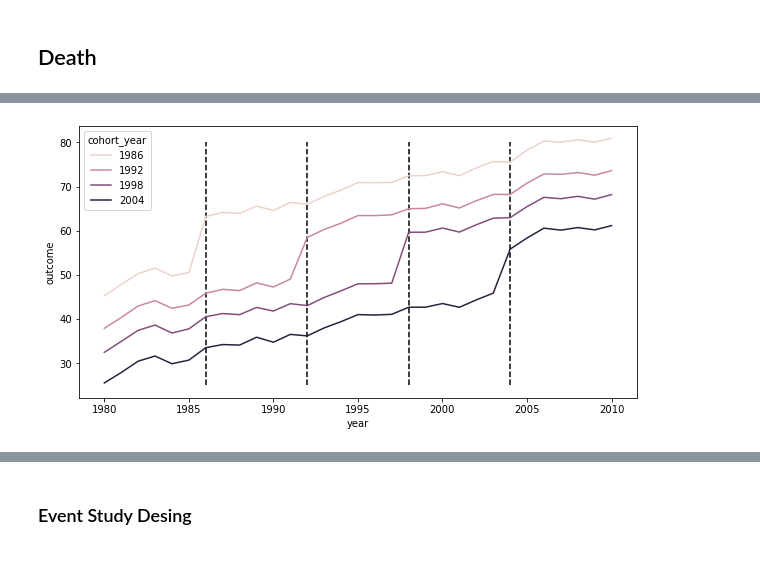
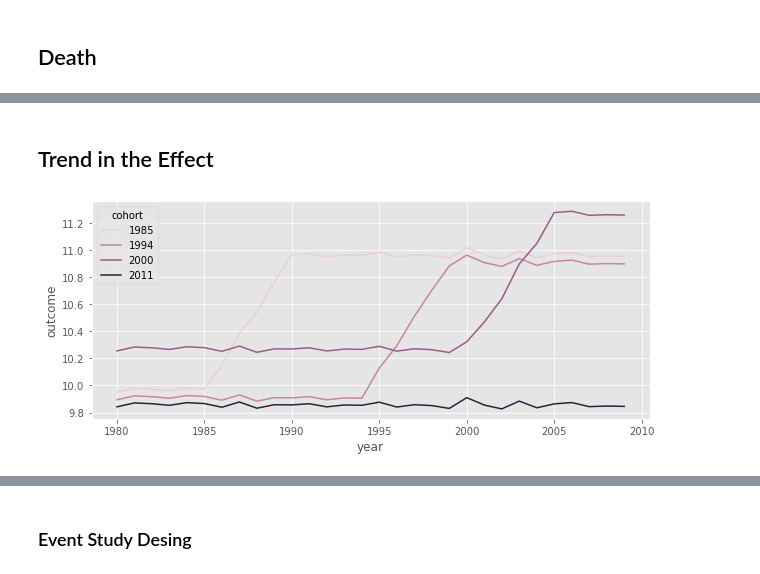
Before and after one commit to matheusfacure/python-causality-handbook, a Jupyter notebook: causal-inference-for-the-brave-and-true/Diff-in-Diff-Death-and-Rebirth.ipynb, the cells around one changed output, grey strips where cells are left out. Drawn from its saved outputs; the diff is of its cells as text; code cells hidden in the pictures.

```diff
--- a/causal-inference-for-the-brave-and-true/Diff-in-Diff-Death-and-Rebirth.ipynb
+++ b/causal-inference-for-the-brave-and-true/Diff-in-Diff-Death-and-Rebirth.ipynb
@@ -183,11 +89,38 @@ data.head()
+# %% [markdown]
+## Trend in the Effect
+# %%
+time = range(1980, 2010)
+cohorts = [1985,1994,2000,2011]
+units = range(1, 100+1)
+
+np.random.seed(3)
+
+df_trend_effect = pd.DataFrame(dict(
+    year = np.tile(time, len(units)),
+    unit = np.repeat(units, len(time)),
+    cohort = np.repeat(np.random.choice(cohorts, len(units)), len(time)),
+    unit_fe = np.repeat(np.random.normal(size=len(units)), len(time)),
+    time_fe = np.tile(np.random.normal(size=len(time)), len(units)),
+)).assign(
+    relative_year = lambda d: d["year"] - d["cohort"],
+    trend = lambda d: (d["year"] - d["year"].min())/8,
+    post = lambda d: (d["year"] >= d["cohort"]).astype(int),
+).assign(
+    treat = 1,
+    y0 = lambda d: 10 + d["unit_fe"] + 0.02*d["time_fe"],
+).assign(
+    y1 = lambda d: d["y0"] + np.minimum(0.2*(np.maximum(0, d["year"] - d["cohort"])), 1)
+).assign(
+    tau = lambda d: d["y1"] - d["y0"],
+    outcome = lambda d: np.where(d["treat"]*d["post"] == 1, d["y1"], d["y0"])
+)
 # %%
-plt.figure(figsize=(10,5))
+plt.figure(figsize=(10,4))
 sns.lineplot(
-    data=data.groupby(["year", "cohort_year"])[["outcome"]].mean().reset_index(),
+    data=df_trend_effect.groupby(["cohort", "year"])["outcome"].mean().reset_index(),
     x="year",
-    y="outcome",
-    hue="cohort_year",
-)
-[plt.vlines(c, 25, 80, color="black", linestyles="--") for c in cohorts];
+    y = "outcome",
+    hue="cohort",
+);
 # %% [output]
-[figure, old version]
+[figure, new version]
```
Also changed, not shown: parts of 48 cells of this notebook, 3 other files.
